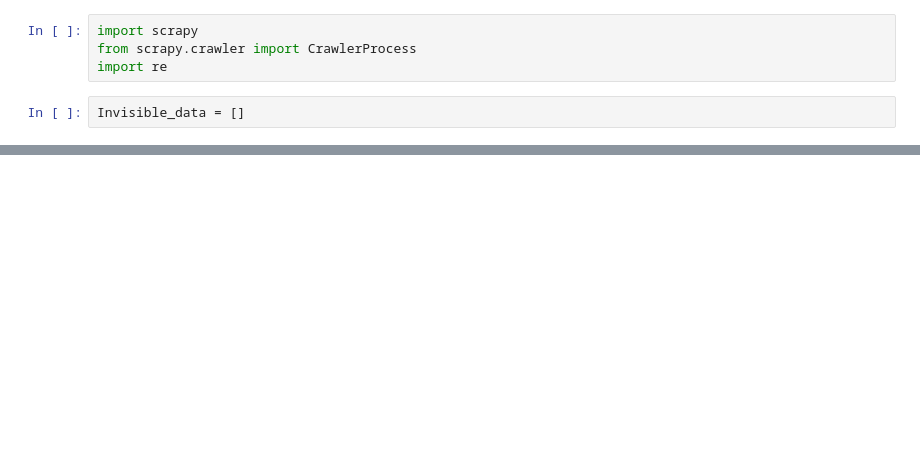
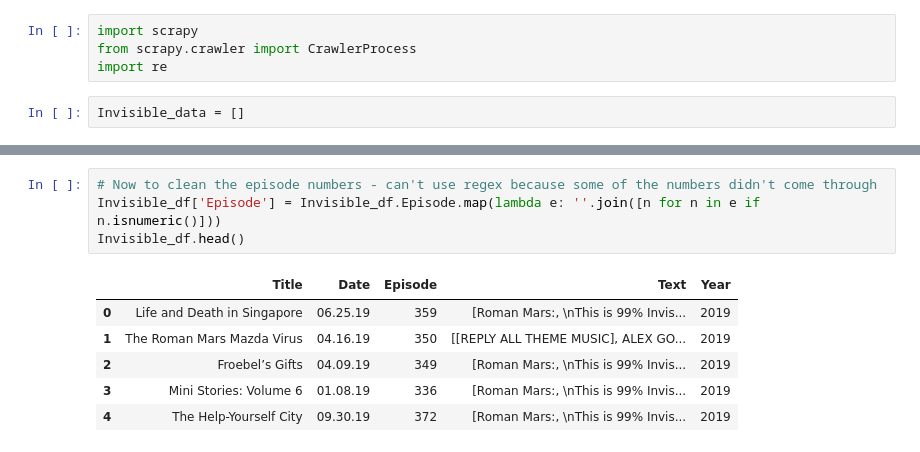
Before and after one commit to Data-Science-for-Linguists-2021/Linguistic-Styles-of-Podcasts, a Jupyter notebook: spiders/99_Invisible.ipynb, the cells around one changed output, grey strips where cells are left out. Drawn from its saved outputs; the diff is of its cells as text; blank space fills up the shorter version.

```diff
--- a/spiders/99_Invisible.ipynb
+++ b/spiders/99_Invisible.ipynb
@@ -91,0 +99,11 @@ Invisible_df
+# %%
+# Now to clean the episode numbers - can't use regex because some of the numbers didn't come through
+Invisible_df['Episode'] = Invisible_df.Episode.map(lambda e: ''.join([n for n in e if n.isnumeric()]))
+Invisible_df.head()
+# %% [output]
+|  | Title | Date | Episode | Text | Year |
+| 0 | Life and Death in Singapore | 06.25.19 | 359 | [Roman Mars:, \nThis is 99% Invis... | 2019 |
+| 1 | The Roman Mars Mazda Virus | 04.16.19 | 350 | [[REPLY ALL THEME MUSIC], ALEX GO... | 2019 |
+| 2 | Froebel’s Gifts | 04.09.19 | 349 | [Roman Mars:, \nThis is 99% Invis... | 2019 |
+| 3 | Mini Stories: Volume 6 | 01.08.19 | 336 | [Roman Mars:, \nThis is 99% Invis... | 2019 |
+| 4 | The Help-Yourself City | 09.30.19 | 372 | [Roman Mars:, \nThis is 99% Invis... | 2019 |
```
Also changed, not shown: parts of 13 cells of this notebook.
